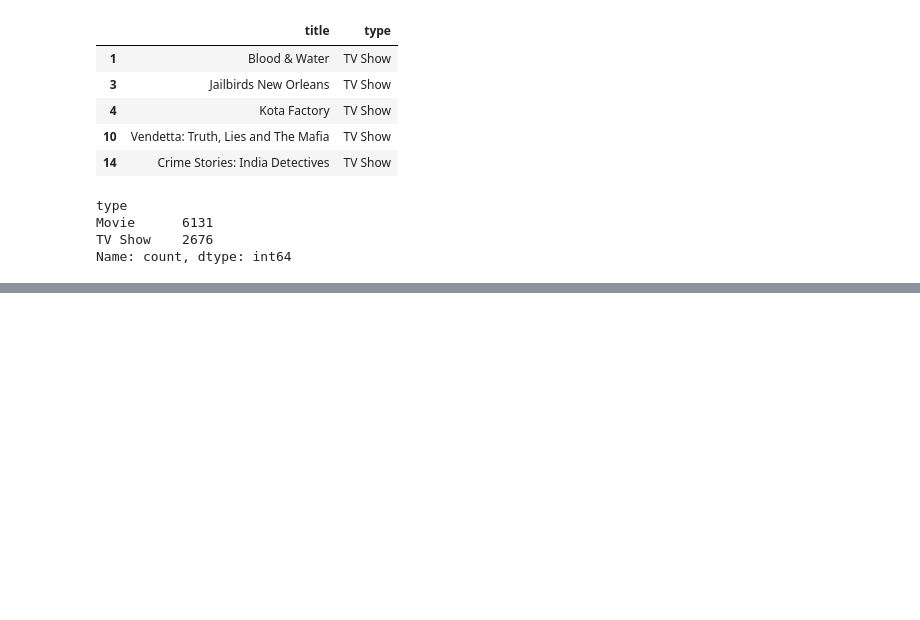
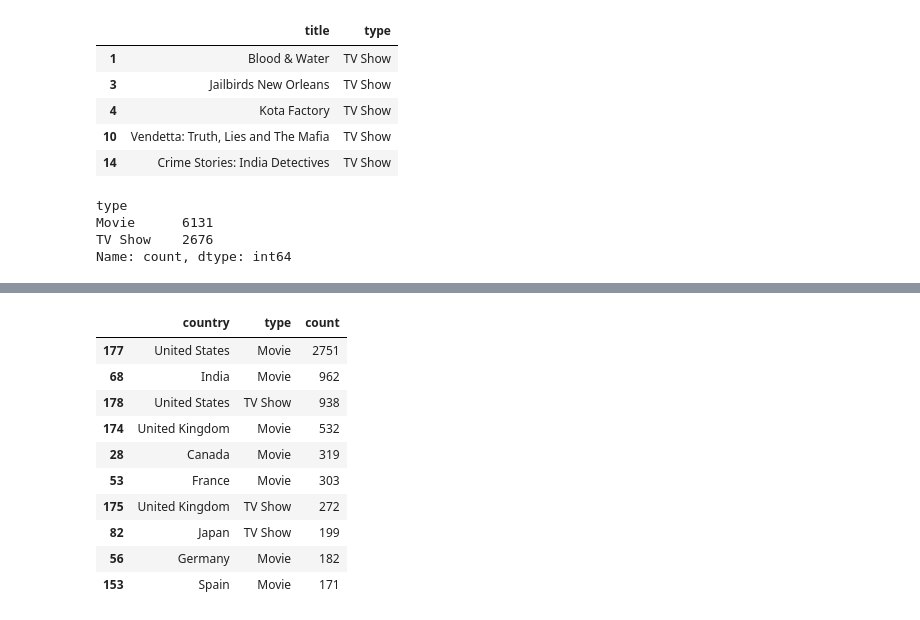
Before and after one commit to shivaak67/netflix-titles-analysis, a Jupyter notebook: notebooks/01_loading_and_inspection.ipynb, the cells around one changed output, grey strips where cells are left out. Saved outputs shown, nothing was run; the diff lists cells and outputs as text; code cells hidden in the pictures; blank space fills up the shorter version.

```diff
--- a/notebooks/01_loading_and_inspection.ipynb
+++ b/notebooks/01_loading_and_inspection.ipynb
@@ -124,0 +230,3 @@ tv_shows.head()
+# %%
+countries_exploded = df[['type', 'country']].dropna()
+countries_exploded.head()
@@ -124,0 +240,3 @@ tv_shows.head()
+# %%
+countries_exploded['country'] = countries_exploded['country'].str.split(', ')
+countries_exploded['country'].head()
@@ -124,0 +250,3 @@ tv_shows.head()
+# %%
+countries_exploded = countries_exploded.explode('country')
+countries_exploded.head()
@@ -124,0 +260,15 @@ tv_shows.head()
+# %%
+country_type_count = countries_exploded.groupby(['country', 'type']).size().reset_index(name='count').sort_values('count', ascending=False)
+country_type_count.head(10)
+# %% [output]
+|  | country | type | count |
+| 177 | United States | Movie | 2751 |
+| 68 | India | Movie | 962 |
+| 178 | United States | TV Show | 938 |
+| 174 | United Kingdom | Movie | 532 |
+| 28 | Canada | Movie | 319 |
+| 53 | France | Movie | 303 |
+| 175 | United Kingdom | TV Show | 272 |
+| 82 | Japan | TV Show | 199 |
+| 56 | Germany | Movie | 182 |
+| 153 | Spain | Movie | 171 |
```
Also changed, not shown: parts of 21 cells of this notebook.
